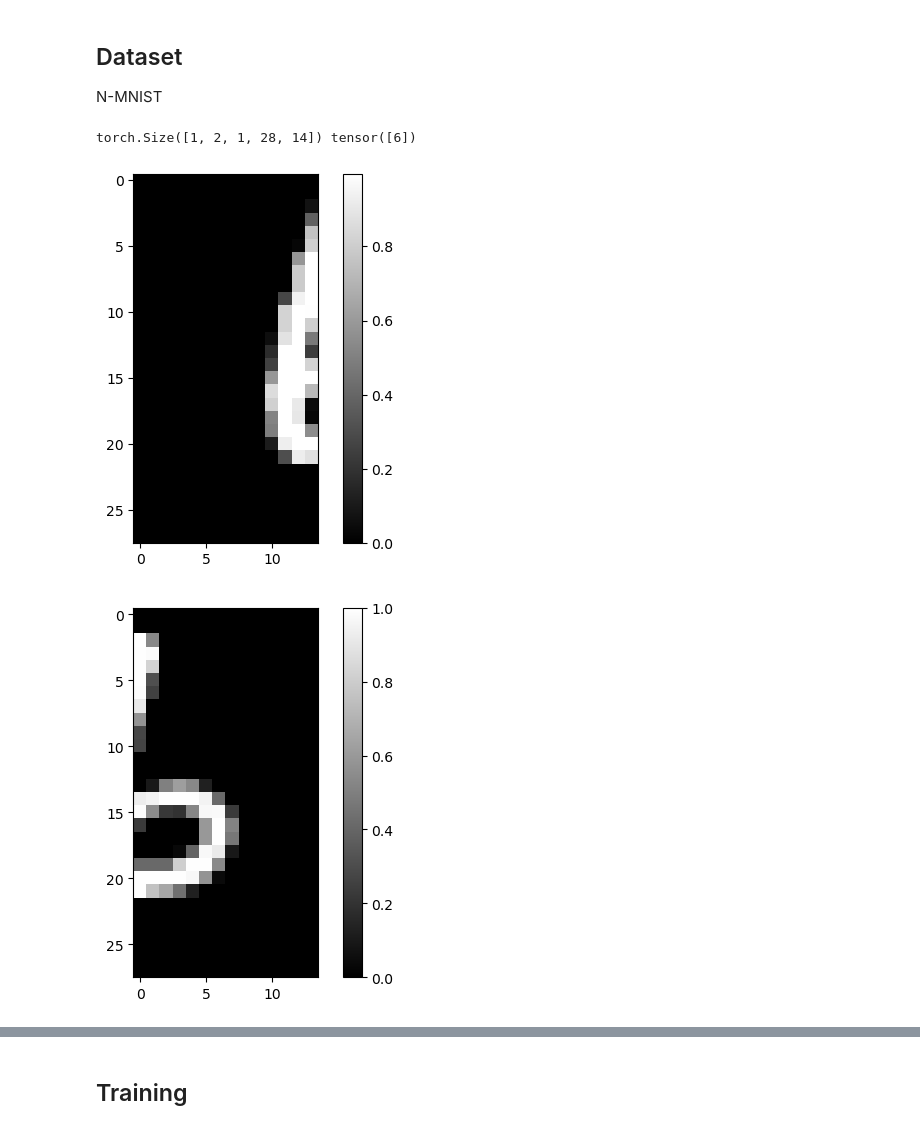
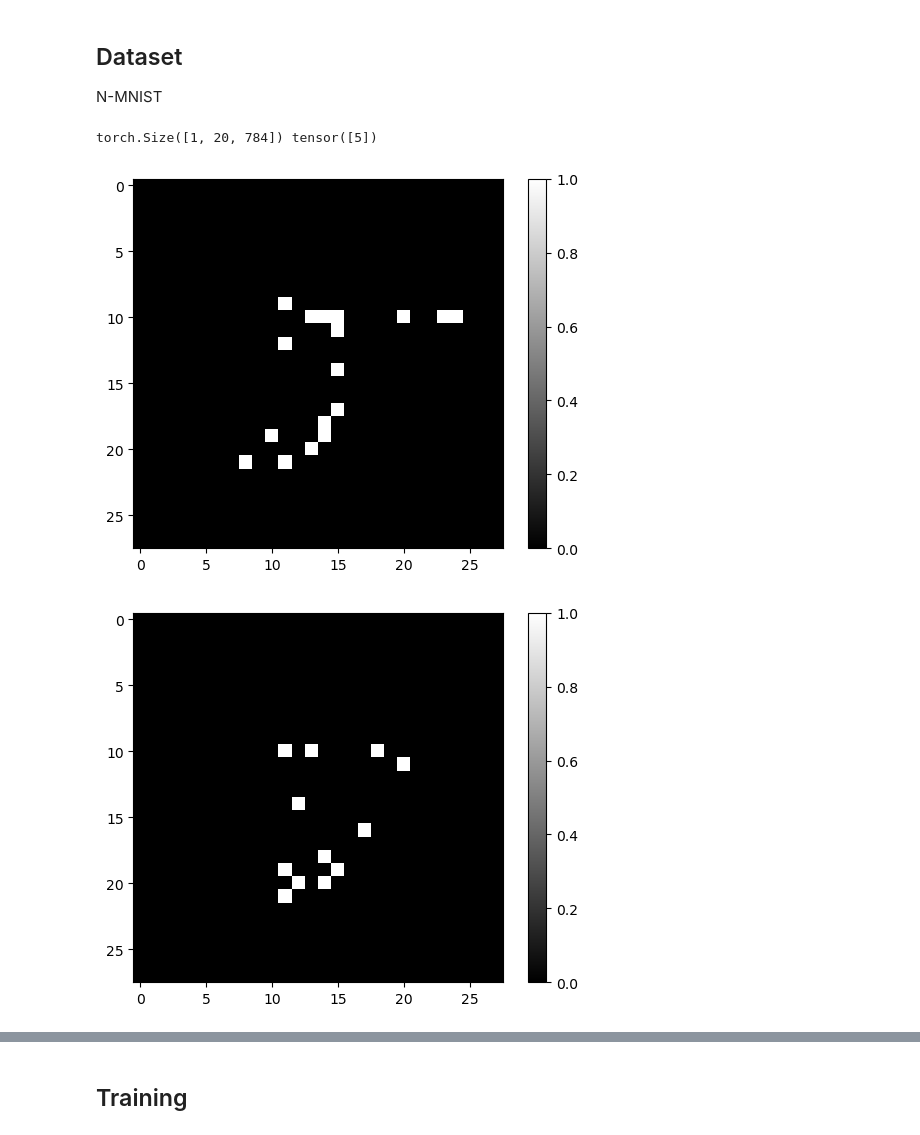
Before and after one commit to largraf/EchoSpike, a Jupyter notebook: main.ipynb, the cells around one changed output, grey strips where cells are left out. Drawn from its saved outputs; the diff is of its cells as text; code cells hidden in the pictures.

```diff
--- a/main.ipynb
+++ b/main.ipynb
@@ -17,18 +17,18 @@ model_id = 0
 ## Dataset
 N-MNIST
 # %%
-n_time_bins = 2
+n_time_bins = 20
 # train_loader, test_loader = load_PMNIST(n_time_bins, scale=0.9) #load_NMNIST(n_time_bins, batch_size=batch_size)
-train_loader, test_loader = load_half_MNIST() #load_NMNIST(n_time_bins, batch_size=batch_size)
+train_loader, test_loader = load_PMNIST(n_time_bins, scale=0.2) #load_NMNIST(n_time_bins, batch_size=batch_size)
 
 # Plot Example
 frames, target = next(iter(train_loader))
 print(frames.shape, target)
-for i in range(n_time_bins):
+for i in range(min(5, n_time_bins)):
     plt.figure()
-    plt.imshow(frames[0,i].view(28,14), cmap='gray')
+    plt.imshow(frames[0,i].view(28,28), cmap='gray')
     plt.colorbar()
 # %% [output]
-torch.Size([1, 2, 1, 28, 14]) tensor([6])
+torch.Size([1, 20, 784]) tensor([5])
-[figure, old version]
+[figure, new version]
-[figure, old version]
+[figure, new version]
```
Also changed, not shown: parts of 3 cells of this notebook, 4 other files.
